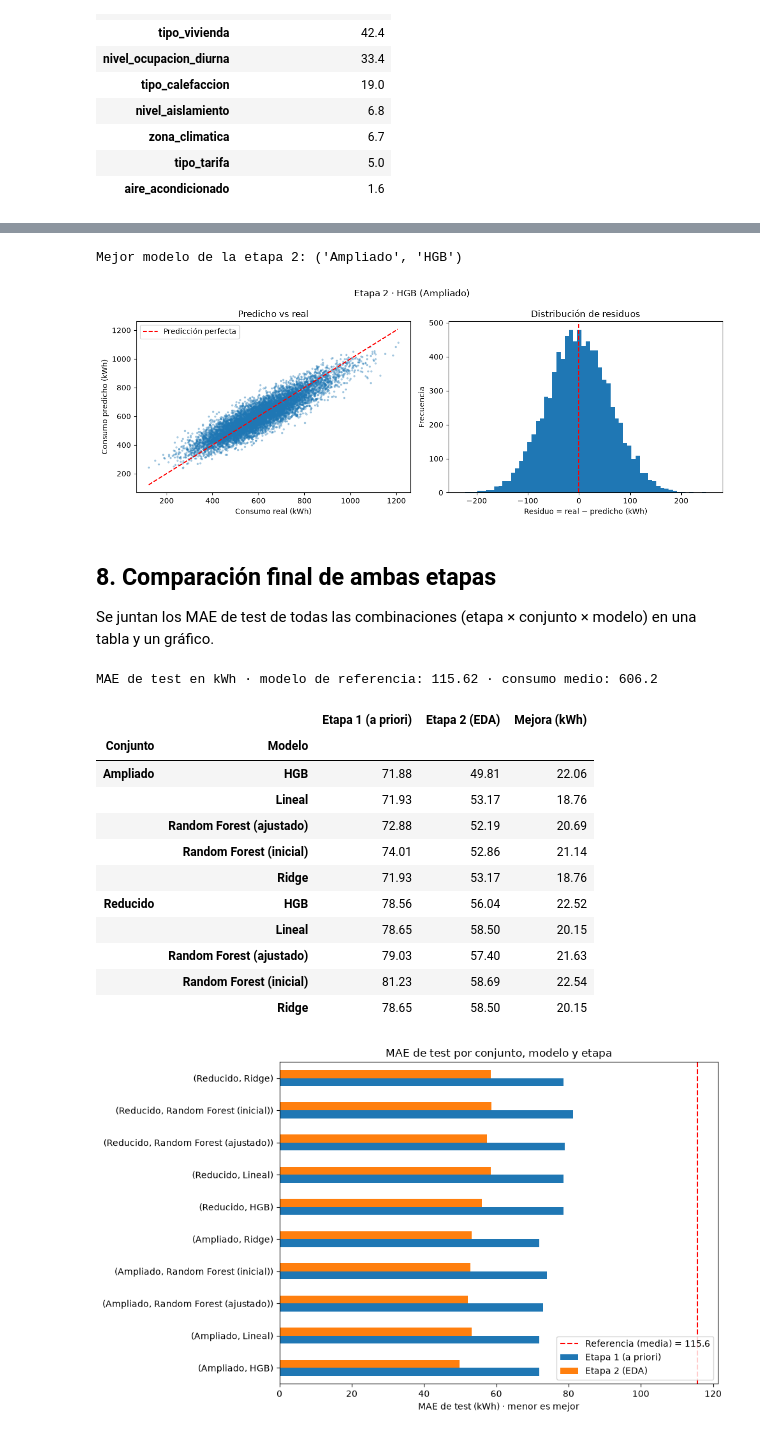
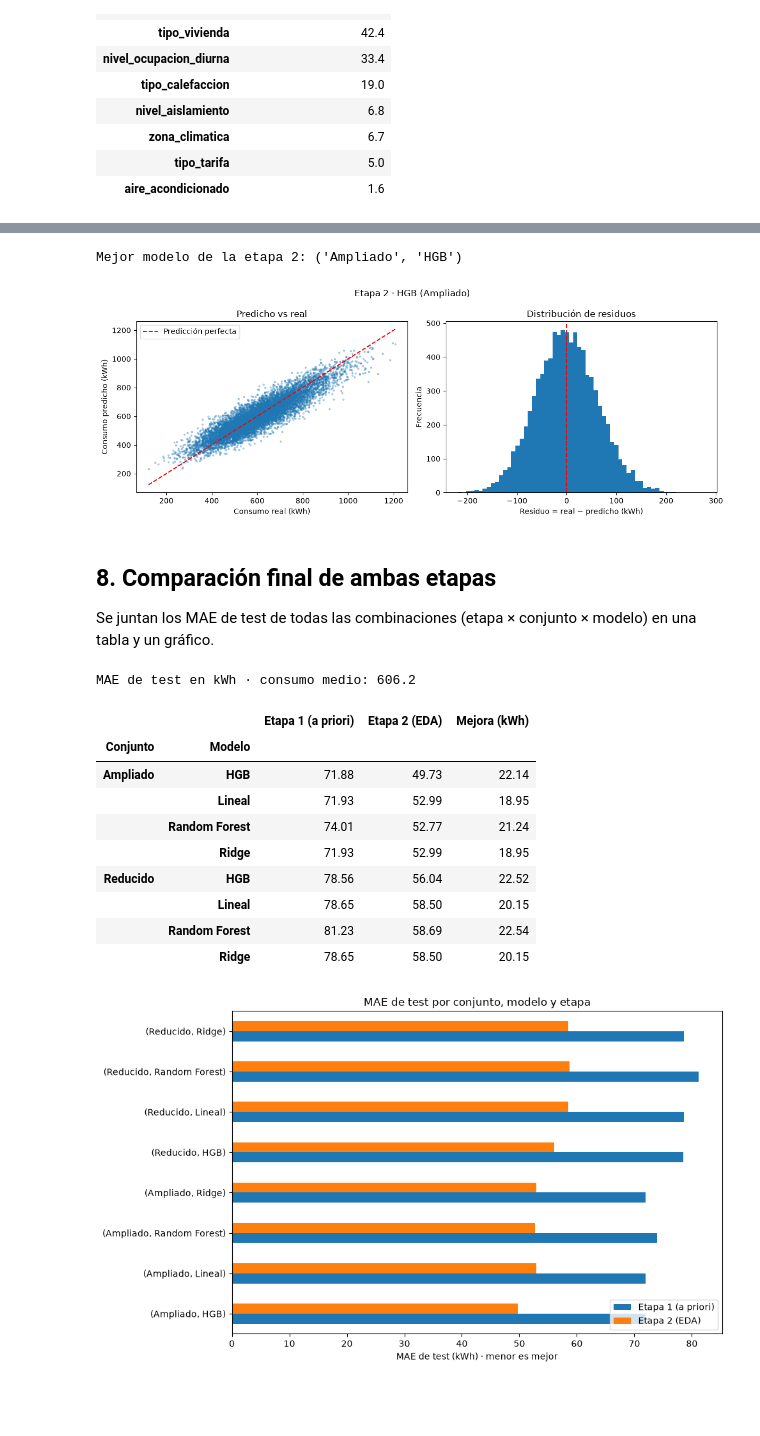
Before and after one commit to nogal44/machinelearning, a Jupyter notebook: ProyectoMachineLearning.ipynb, the cells around one changed output, grey strips where cells are left out. Saved outputs shown, nothing was run; the diff lists cells and outputs as text; code cells hidden in the pictures; blank space fills up the shorter version.

```diff
--- a/ProyectoMachineLearning.ipynb
+++ b/ProyectoMachineLearning.ipynb
@@ -226,9 +218,9 @@ def numerizar(X):
             nominales.append(col)
     return X, nominales
 # %%
-def nuevo_rf(min_samples_leaf=5, max_features=1.0, n_estimators=300):
-    return RandomForestRegressor(n_estimators=n_estimators, min_samples_leaf=min_samples_leaf,
-                                 max_features=max_features, n_jobs=-1, random_state=RANDOM_STATE)
+def nuevo_rf():
+    return RandomForestRegressor(n_estimators=300, min_samples_leaf=5,
+                                 n_jobs=-1, random_state=RANDOM_STATE)
 
 def nuevo_hgb():
     return HistGradientBoostingRegressor(
@@ -238,11 +230,10 @@ def nuevo_hgb():
         early_stopping=True,                # se detiene cuando deja de mejorar en su validación interna
         random_state=RANDOM_STATE)
 
-def construir_modelos(columnas, nominales, rf_params=None):
-    """Crea los modelos para un conjunto de columnas. 'nominales' son las categóricas sin orden."""
+def construir_modelos(columnas, nominales):
+    """Crea los 4 modelos para un conjunto de columnas. 'nominales' son las categóricas sin orden."""
     nominales = [c for c in nominales if c in columnas]
     numericas = [c for c in columnas if c not in nominales]
-    rf_params = rf_params or {}
 
     pre_ols = ColumnTransformer(
         [("cat", OneHotEncoder(drop="first"), nominales)], remainder="passthrough")
@@ -255,7 +246,7 @@ def construir_modelos(columnas, nominales, rf_params=None):
     return {
         "Lineal": make_pipeline(pre_ols, LinearRegression()),
         "Ridge":  make_pipeline(pre_ridge, RidgeCV(alphas=np.logspace(-3, 3, 50))),
-        "Random Forest": make_pipeline(pre_rf, nuevo_rf(**rf_params)),
+        "Random Forest": make_pipeline(pre_rf, nuevo_rf()),
         "HGB":    nuevo_hgb(),
     }
 
@@ -307,18 +263,9 @@ def ajustar_rf(Xtr, ytr, columnas, nominales):
 # %%
 def ejecutar_etapa(conjuntos, Xtr, ytr, Xte, yte, nominales):
-    """Ajusta el RF, entrena los 4 modelos para cada conjunto de variables y devuelve los resultados."""
+    """Entrena los 4 modelos para cada conjunto de variables y devuelve los resultados."""
     filas, predicciones, entrenados = [], {}, {}
     for nombre_conj, columnas in conjuntos.items():
-        mejores, tabla = ajustar_rf(Xtr, ytr, columnas, nominales)
-        print(f"\n--- Conjunto {nombre_conj}: MAE de validación cruzada del Random Forest ---")
-        display(tabla)
-        print("Mejores hiperparámetros:", mejores)
-
-        modelos = construir_modelos(columnas, nominales, rf_params=mejores)
-        modelos["Random Forest (ajustado)"] = modelos.pop("Random Forest")
-        # Se mantiene también el RF de partida para ver cuánto aporta el ajuste
-        modelos["Random Forest (inicial)"] = construir_modelos(columnas, nominales)["Random Forest"]
-
+        modelos = construir_modelos(columnas, nominales)
         for nombre_mod, modelo in modelos.items():
             modelo.fit(Xtr[columnas], ytr)
             metricas, pred = evaluar(modelo, Xtr[columnas], ytr, Xte[columnas], yte)
@@ -441,3 +366,9 @@ plt.axvline(0, color="k", lw=0.8)
 plt.tight_layout(); plt.show()
 # %% [output]
 [figure]
+# %%
+# 7.1 (cont.) Redundancia entre las variables numéricas más correlacionadas con el consumo
+# Si dos predictoras están muy correlacionadas entre sí (|r| > 0,7), aportan casi la misma información
+# y basta con quedarse con la que más se relaciona con el consumo.
+mas_correladas = corr[corr.abs() > 0.2].sort_values(ascending=False).index
+entreno[mas_correladas].corr().round(2)
@@ -524,7 +427,11 @@ Observaciones para la memoria:
 # %%
-ranking = list(importancias.index)
-cols_reducida_2 = ranking[:5]
-cols_ampliada_2 = ranking[:8]
+REDUNDANTES = ["potencia_contratada_kw", "habitaciones"]   # ver la matriz de correlación anterior
+numericas_2 = [v for v in mas_correladas if v != OBJETIVO and v not in REDUNDANTES]
+ranking_cat = pd.Series(rango_cat).sort_values(ascending=False).index.tolist()
+
+cols_reducida_2 = numericas_2 + ranking_cat[:2]
+cols_ampliada_2 = numericas_2 + ranking_cat[:5]
+print("Numéricas elegidas:", numericas_2)
 print("Conjunto reducido (etapa 2):", cols_reducida_2)
 print("Conjunto ampliado (etapa 2):", cols_ampliada_2)
 
@@ -580,7 +468,7 @@ print("Mejor modelo de la etapa 2:", mejor_2)
 graficar_predicciones(y_test, pred_2[mejor_2], f"Etapa 2 · {mejor_2[1]} ({mejor_2[0]})")
 # %% [output]
 Mejor modelo de la etapa 2: ('Ampliado', 'HGB')
-[figure, old version]
+[figure, new version]
 # %% [markdown]
 ## 8. Comparación final de ambas etapas
 Se juntan los MAE de test de todas las combinaciones (etapa × conjunto × modelo) en una tabla y un gráfico.
@@ -589,28 +477,25 @@ comparativa = pd.concat({"Etapa 1 (a priori)": tabla_1["MAE test"],
                          "Etapa 2 (EDA)": tabla_2["MAE test"]}, axis=1)
 comparativa["Mejora (kWh)"] = comparativa["Etapa 1 (a priori)"] - comparativa["Etapa 2 (EDA)"]
 comparativa = comparativa.sort_index().round(2)
-print(f"MAE de test en kWh · modelo de referencia: {MAE_BASELINE:.2f} · consumo medio: {CONSUMO_MEDIO:.1f}")
+print(f"MAE de test en kWh · consumo medio: {CONSUMO_MEDIO:.1f}")
 comparativa
 # %% [output]
-MAE de test en kWh · modelo de referencia: 115.62 · consumo medio: 606.2
+MAE de test en kWh · consumo medio: 606.2
 |  |  | Etapa 1 (a priori) | Etapa 2 (EDA) | Mejora (kWh) |
 | Conjunto | Modelo |  |  |  |
-| Ampliado | HGB | 71.88 | 49.81 | 22.06 |
-|  | Lineal | 71.93 | 53.17 | 18.76 |
-|  | Random Forest (ajustado) | 72.88 | 52.19 | 20.69 |
-|  | Random Forest (inicial) | 74.01 | 52.86 | 21.14 |
-|  | Ridge | 71.93 | 53.17 | 18.76 |
+| Ampliado | HGB | 71.88 | 49.73 | 22.14 |
+|  | Lineal | 71.93 | 52.99 | 18.95 |
+|  | Random Forest | 74.01 | 52.77 | 21.24 |
+|  | Ridge | 71.93 | 52.99 | 18.95 |
 | Reducido | HGB | 78.56 | 56.04 | 22.52 |
 |  | Lineal | 78.65 | 58.50 | 20.15 |
-|  | Random Forest (ajustado) | 79.03 | 57.40 | 21.63 |
-|  | Random Forest (inicial) | 81.23 | 58.69 | 22.54 |
+|  | Random Forest | 81.23 | 58.69 | 22.54 |
 |  | Ridge | 78.65 | 58.50 | 20.15 |
 # %%
 ax = comparativa[["Etapa 1 (a priori)", "Etapa 2 (EDA)"]].plot.barh(figsize=(10, 6))
-ax.axvline(MAE_BASELINE, color="r", ls="--", label=f"Referencia (media) = {MAE_BASELINE:.1f}")
 ax.set(xlabel="MAE de test (kWh) · menor es mejor", ylabel="",
        title="MAE de test por conjunto, modelo y etapa")
 ax.legend(loc="lower right")
 plt.tight_layout(); plt.show()
 # %% [output]
-[figure, old version]
+[figure, new version]
```
Also changed, not shown: parts of 17 cells of this notebook, 37 other files.
